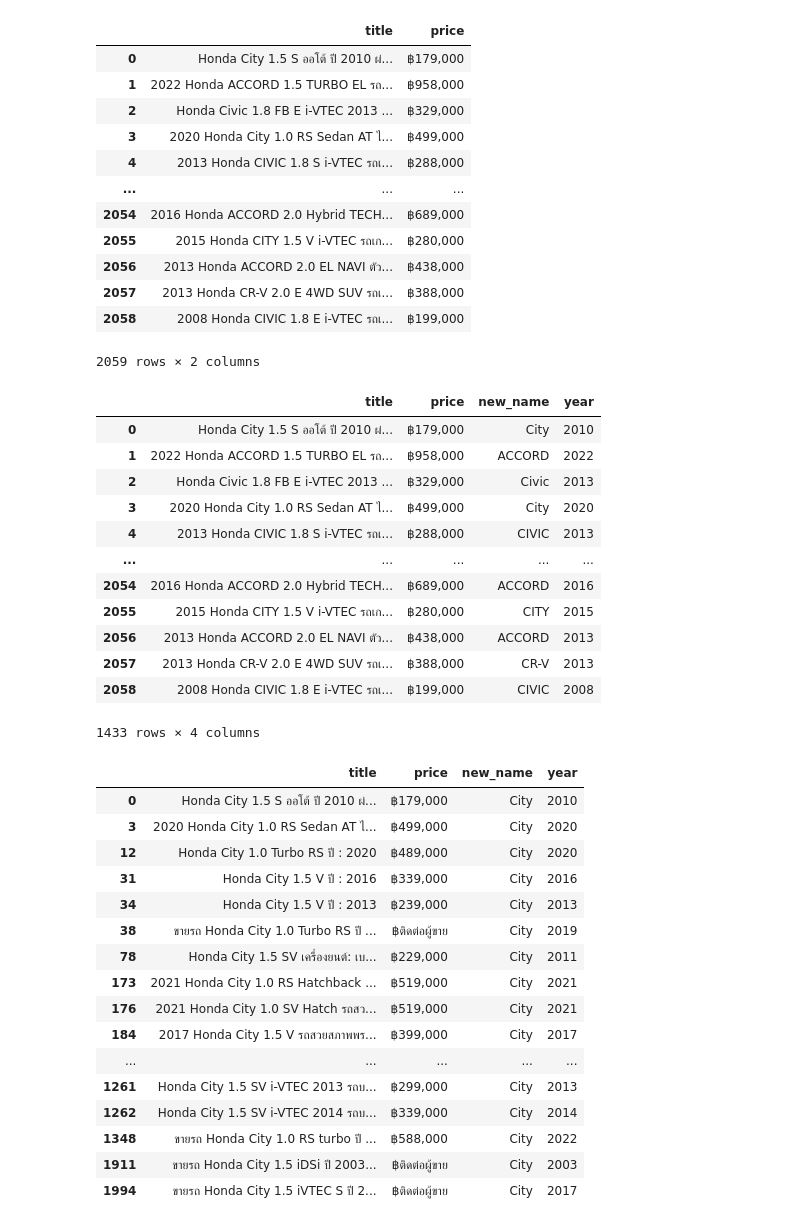
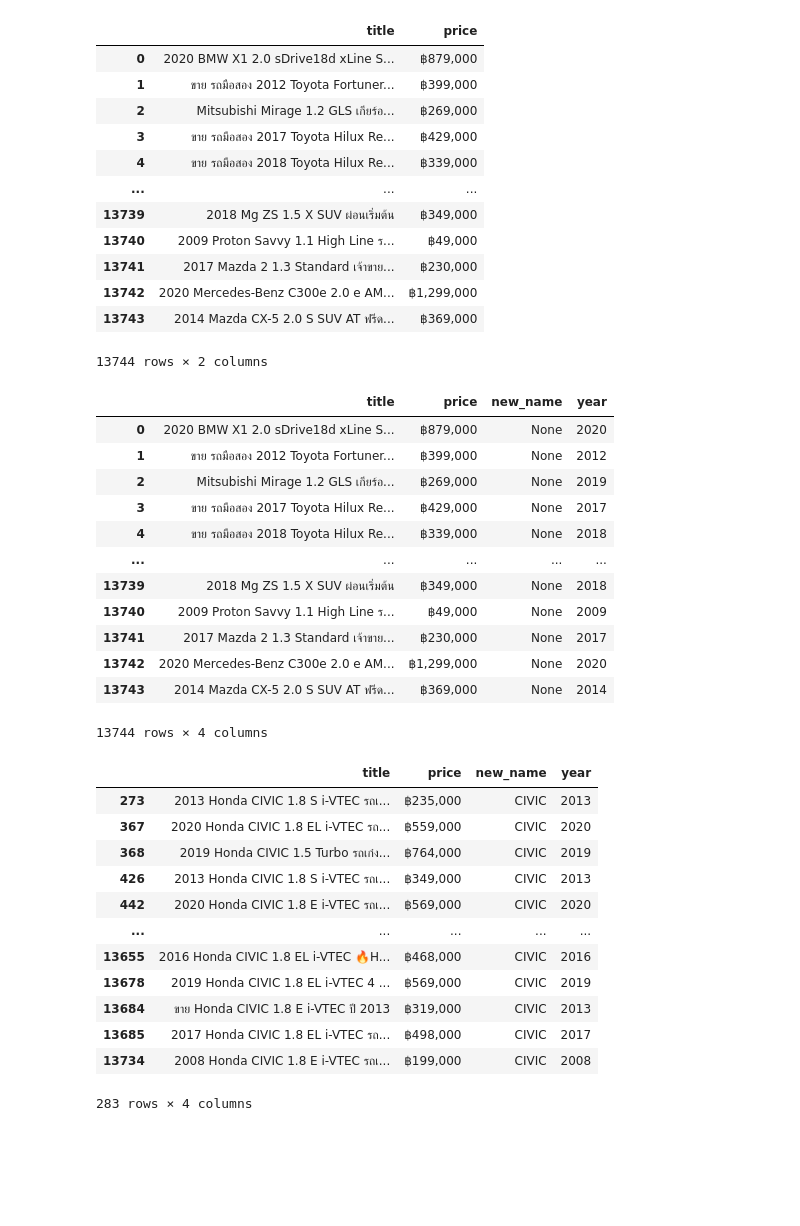
Before and after one commit to patchanarin2024/web-scraping, a Jupyter notebook: chobrod.ipynb, the cells around one changed output. Drawn from its saved outputs; the diff is of its cells as text; code cells hidden in the pictures; blank space fills up the shorter version.

```diff
--- a/chobrod.ipynb
+++ b/chobrod.ipynb
@@ -8,8 +8,8 @@ headers = {'User-Agent': 'Mozilla/5.0 (Windows NT 10.0; Win64; x64) AppleWebKit/
 data_list = []
 
 page = 1
-while page < 130:
-    url = 'https://chobrod.com/car-honda/p' + str(page)
+while page < 860:
+    url = 'https://chobrod.com/car-sale/p' + str(page)
     print(url)
     page += 1
 
@@ -66,18 +66,18 @@ df= pd.DataFrame(data_list)
 df
 # %% [output]
 |  | title | price |
-| 0 | Honda City 1.5 S ออโต้ ปี 2010 ผ่... | ฿179,000 |
-| 1 | 2022 Honda ACCORD 1.5 TURBO EL รถ... | ฿958,000 |
-| 2 | Honda Civic 1.8 FB E i-VTEC 2013 ... | ฿329,000 |
-| 3 | 2020 Honda City 1.0 RS Sedan AT ไ... | ฿499,000 |
-| 4 | 2013 Honda CIVIC 1.8 S i-VTEC รถเ... | ฿288,000 |
+| 0 | 2020 BMW X1 2.0 sDrive18d xLine S... | ฿879,000 |
+| 1 | ขาย รถมือสอง 2012 Toyota Fortuner... | ฿399,000 |
+| 2 | Mitsubishi Mirage 1.2 GLS เกียร์อ... | ฿269,000 |
+| 3 | ขาย รถมือสอง 2017 Toyota Hilux Re... | ฿429,000 |
+| 4 | ขาย รถมือสอง 2018 Toyota Hilux Re... | ฿339,000 |
 | ... | ... | ... |
-| 2054 | 2016 Honda ACCORD 2.0 Hybrid TECH... | ฿689,000 |
-| 2055 | 2015 Honda CITY 1.5 V i-VTEC รถเก... | ฿280,000 |
-| 2056 | 2013 Honda ACCORD 2.0 EL NAVI ตัว... | ฿438,000 |
-| 2057 | 2013 Honda CR-V 2.0 E 4WD SUV รถเ... | ฿388,000 |
-| 2058 | 2008 Honda CIVIC 1.8 E i-VTEC รถเ... | ฿199,000 |
+| 13739 | 2018 Mg ZS 1.5 X SUV ผ่อนเริ่มต้น | ฿349,000 |
+| 13740 | 2009 Proton Savvy 1.1 High Line ร... | ฿49,000 |
+| 13741 | 2017 Mazda 2 1.3 Standard เจ้าขาย... | ฿230,000 |
+| 13742 | 2020 Mercedes-Benz C300e 2.0 e AM... | ฿1,299,000 |
+| 13743 | 2014 Mazda CX-5 2.0 S SUV AT ฟรีด... | ฿369,000 |
-2059 rows × 2 columns
+13744 rows × 2 columns
 # %%
 import re
 
@@ -95,40 +95,36 @@ def extract_year(text):
 
 df['year'] = df['title'].apply(extract_year)
 # %%
-df.dropna()
+df
 # %% [output]
 |  | title | price | new_name | year |
-| 0 | Honda City 1.5 S ออโต้ ปี 2010 ผ่... | ฿179,000 | City | 2010 |
-| 1 | 2022 Honda ACCORD 1.5 TURBO EL รถ... | ฿958,000 | ACCORD | 2022 |
-| 2 | Honda Civic 1.8 FB E i-VTEC 2013 ... | ฿329,000 | Civic | 2013 |
-| 3 | 2020 Honda City 1.0 RS Sedan AT ไ... | ฿499,000 | City | 2020 |
-| 4 | 2013 Honda CIVIC 1.8 S i-VTEC รถเ... | ฿288,000 | CIVIC | 2013 |
+| 0 | 2020 BMW X1 2.0 sDrive18d xLine S... | ฿879,000 | None | 2020 |
+| 1 | ขาย รถมือสอง 2012 Toyota Fortuner... | ฿399,000 | None | 2012 |
+| 2 | Mitsubishi Mirage 1.2 GLS เกียร์อ... | ฿269,000 | None | 2019 |
+| 3 | ขาย รถมือสอง 2017 Toyota Hilux Re... | ฿429,000 | None | 2017 |
+| 4 | ขาย รถมือสอง 2018 Toyota Hilux Re... | ฿339,000 | None | 2018 |
 | ... | ... | ... | ... | ... |
-| 2054 | 2016 Honda ACCORD 2.0 Hybrid TECH... | ฿689,000 | ACCORD | 2016 |
-| 2055 | 2015 Honda CITY 1.5 V i-VTEC รถเก... | ฿280,000 | CITY | 2015 |
-| 2056 | 2013 Honda ACCORD 2.0 EL NAVI ตัว... | ฿438,000 | ACCORD | 2013 |
-| 2057 | 2013 Honda CR-V 2.0 E 4WD SUV รถเ... | ฿388,000 | CR-V | 2013 |
-| 2058 | 2008 Honda CIVIC 1.8 E i-VTEC รถเ... | ฿199,000 | CIVIC | 2008 |
+| 13739 | 2018 Mg ZS 1.5 X SUV ผ่อนเริ่มต้น | ฿349,000 | None | 2018 |
+| 13740 | 2009 Proton Savvy 1.1 High Line ร... | ฿49,000 | None | 2009 |
+| 13741 | 2017 Mazda 2 1.3 Standard เจ้าขาย... | ฿230,000 | None | 2017 |
+| 13742 | 2020 Mercedes-Benz C300e 2.0 e AM... | ฿1,299,000 | None | 2020 |
+| 13743 | 2014 Mazda CX-5 2.0 S SUV AT ฟรีด... | ฿369,000 | None | 2014 |
-1433 rows × 4 columns
+13744 rows × 4 columns
 # %%
-df[df['new_name'] == 'City']
+df[df['new_name'] == 'CIVIC']
 # %% [output]
 |  | title | price | new_name | year |
-| 0 | Honda City 1.5 S ออโต้ ปี 2010 ผ่... | ฿179,000 | City | 2010 |
-| 3 | 2020 Honda City 1.0 RS Sedan AT ไ... | ฿499,000 | City | 2020 |
-| 12 | Honda City 1.0 Turbo RS ปี : 2020 | ฿489,000 | City | 2020 |
-| 31 | Honda City 1.5 V ปี : 2016 | ฿339,000 | City | 2016 |
-| 34 | Honda City 1.5 V ปี : 2013 | ฿239,000 | City | 2013 |
-| 38 | ขายรถ Honda City 1.0 Turbo RS ปี ... | ฿ติดต่อผู้ขาย | City | 2019 |
-| 78 | Honda City 1.5 SV เครื่องยนต์: เบ... | ฿229,000 | City | 2011 |
-| 173 | 2021 Honda City 1.0 RS Hatchback ... | ฿519,000 | City | 2021 |
-| 176 | 2021 Honda City 1.0 SV Hatch รถสว... | ฿519,000 | City | 2021 |
-| 184 | 2017 Honda City 1.5 V รถสวยสภาพพร... | ฿399,000 | City | 2017 |
+| 273 | 2013 Honda CIVIC 1.8 S i-VTEC รถเ... | ฿235,000 | CIVIC | 2013 |
+| 367 | 2020 Honda CIVIC 1.8 EL i-VTEC รถ... | ฿559,000 | CIVIC | 2020 |
+| 368 | 2019 Honda CIVIC 1.5 Turbo รถเก๋ง... | ฿764,000 | CIVIC | 2019 |
+| 426 | 2013 Honda CIVIC 1.8 S i-VTEC รถเ... | ฿349,000 | CIVIC | 2013 |
+| 442 | 2020 Honda CIVIC 1.8 E i-VTEC รถเ... | ฿569,000 | CIVIC | 2020 |
 | ... | ... | ... | ... | ... |
-| 1261 | Honda City 1.5 SV i-VTEC 2013 รถบ... | ฿299,000 | City | 2013 |
-| 1262 | Honda City 1.5 SV i-VTEC 2014 รถบ... | ฿339,000 | City | 2014 |
-| 1348 | ขายรถ Honda City 1.0 RS turbo ปี ... | ฿588,000 | City | 2022 |
-| 1911 | ขายรถ Honda City 1.5 iDSi ปี 2003... | ฿ติดต่อผู้ขาย | City | 2003 |
-| 1994 | ขายรถ Honda City 1.5 iVTEC S ปี 2... | ฿ติดต่อผู้ขาย | City | 2017 |
+| 13655 | 2016 Honda CIVIC 1.8 EL i-VTEC 🔥H... | ฿468,000 | CIVIC | 2016 |
+| 13678 | 2019 Honda CIVIC 1.8 EL i-VTEC 4 ... | ฿569,000 | CIVIC | 2019 |
+| 13684 | ขาย Honda CIVIC 1.8 E i-VTEC ปี 2013 | ฿319,000 | CIVIC | 2013 |
+| 13685 | 2017 Honda CIVIC 1.8 EL i-VTEC รถ... | ฿498,000 | CIVIC | 2017 |
+| 13734 | 2008 Honda CIVIC 1.8 E i-VTEC รถเ... | ฿199,000 | CIVIC | 2008 |
+283 rows × 4 columns
 # %%
 df.to_excel("output.xlsx")
```
Also changed, not shown: parts of 1 cell of this notebook, 1 other file.
